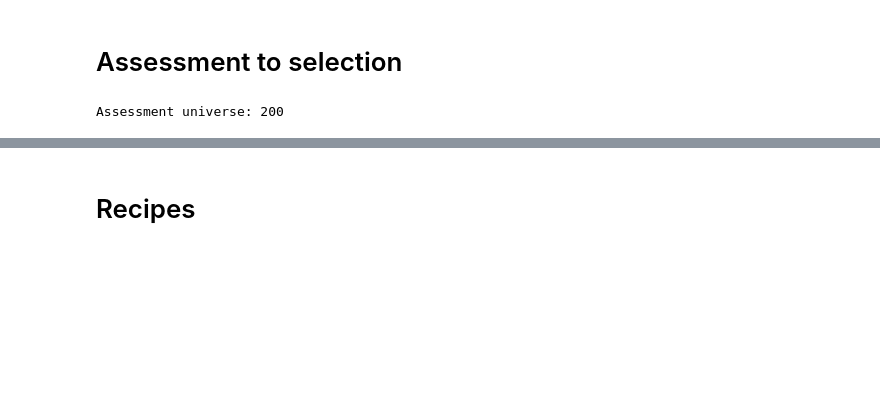
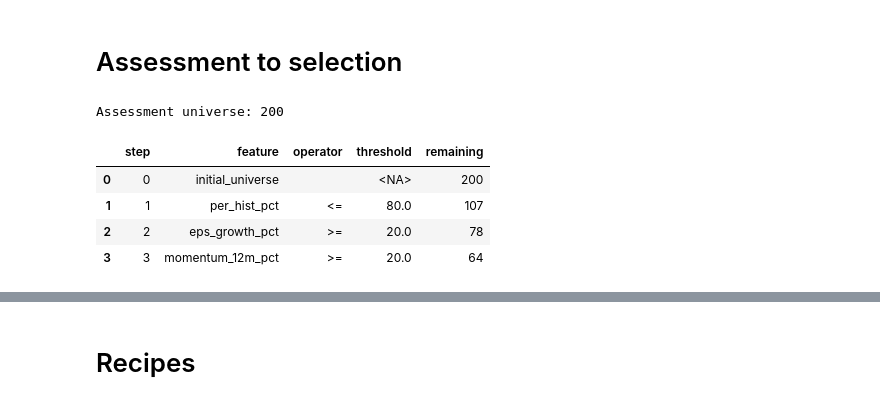
Before and after one commit to lbk209/stocksift, a Jupyter notebook: example_stock_selection_long_v4.ipynb, the cells around one changed output, grey strips where cells are left out. Cells and saved outputs as stored; diff of their text form; code cells hidden in the pictures; blank space fills up the shorter version.

```diff
--- a/example_stock_selection_long_v4.ipynb
+++ b/example_stock_selection_long_v4.ipynb
@@ -26,4 +26,14 @@ features = assessment.assess(prices, ratios, as_of=date)
 print(f"Assessment universe: {len(features)}")
 # %% [output]
 Assessment universe: 200
+# %%
+threshold = LongThresholdFilter()
+eligible = threshold.select(features)
+threshold.trace(features)
+# %% [output]
+|  | step | feature | operator | threshold | remaining |
+| 0 | 0 | initial_universe |  | <NA> | 200 |
+| 1 | 1 | per_hist_pct | <= | 80.0 | 107 |
+| 2 | 2 | eps_growth_pct | >= | 20.0 | 78 |
+| 3 | 3 | momentum_12m_pct | >= | 20.0 | 64 |
 # %%
```
Also changed, not shown: parts of 33 cells of this notebook.
